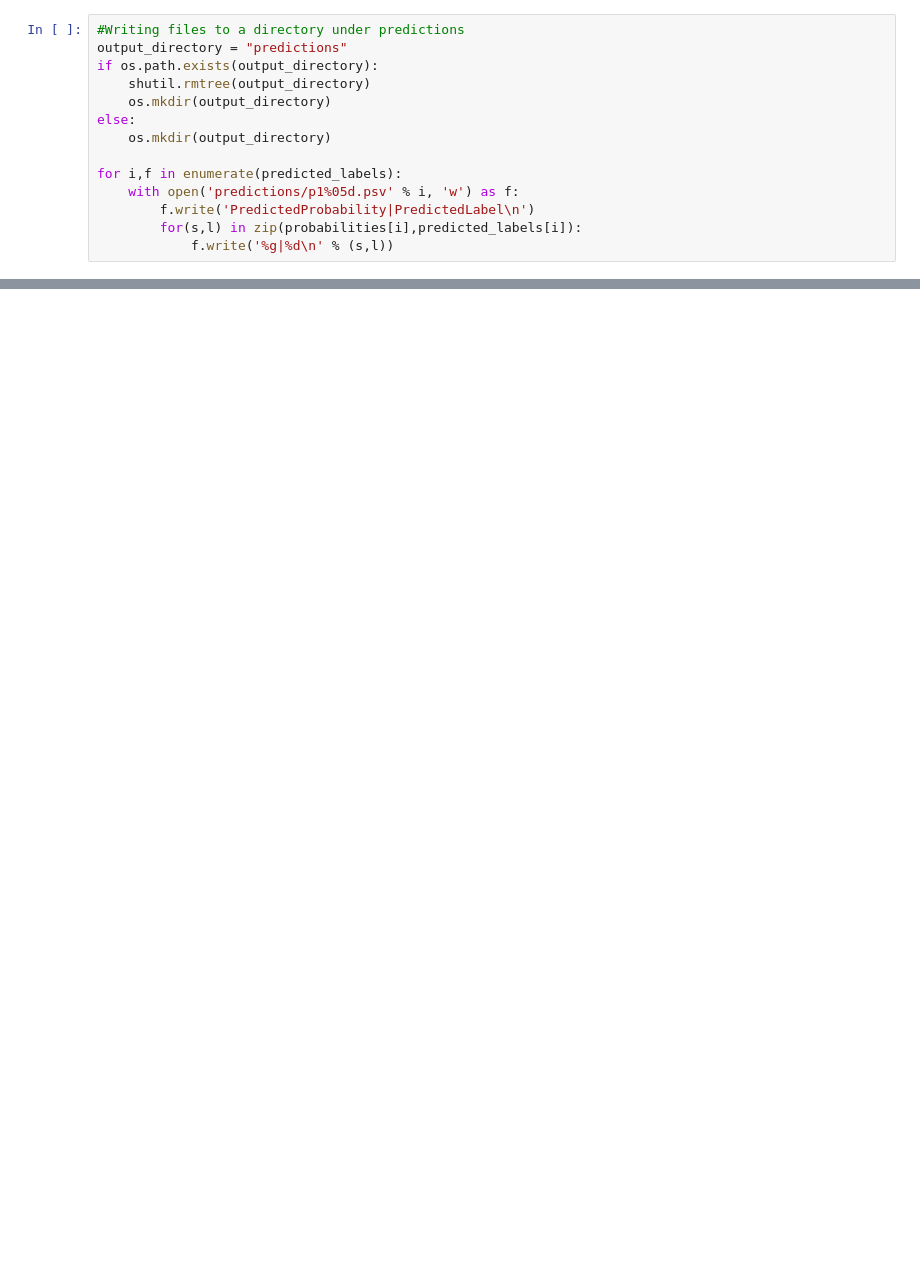
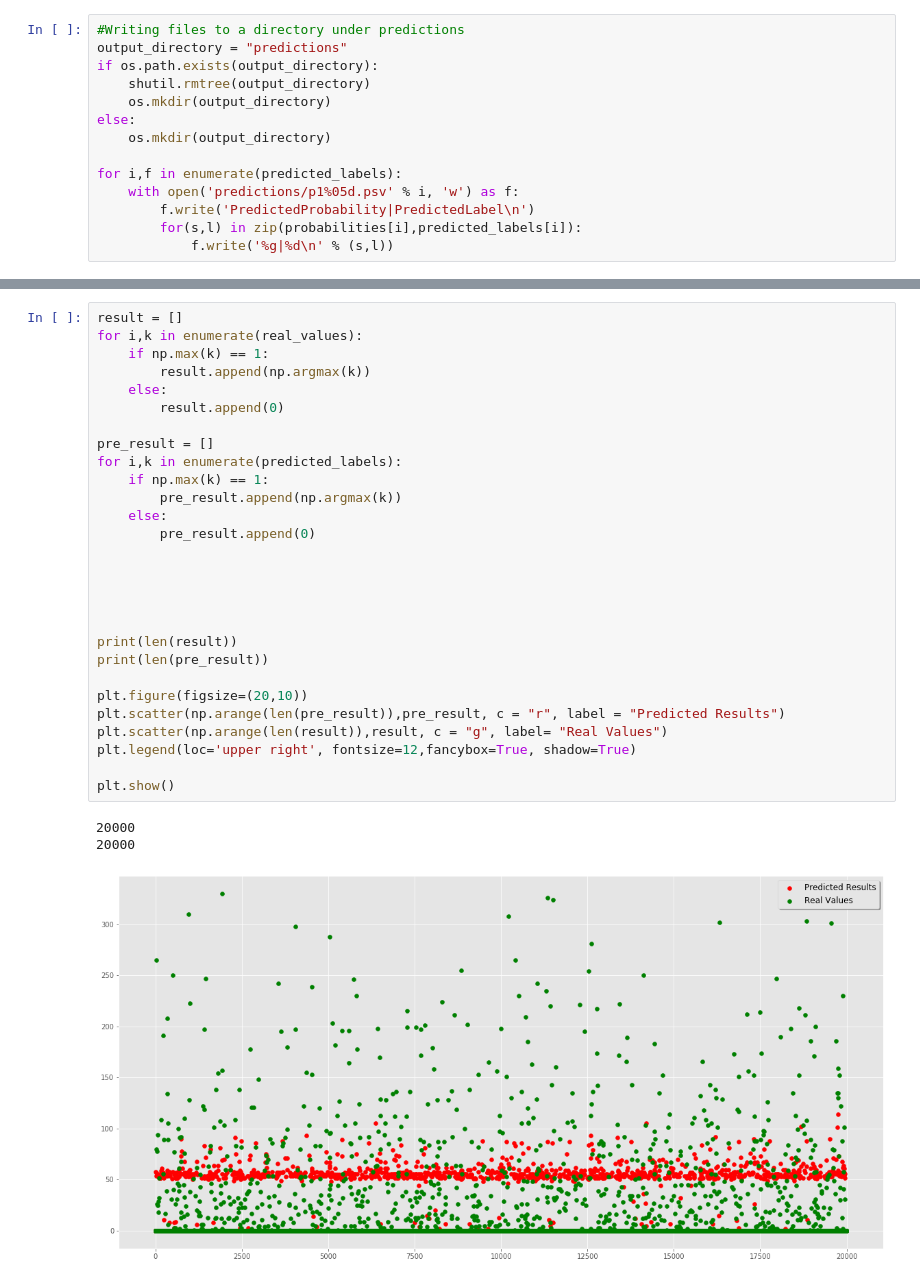
Before and after one commit to ktepie/sepsis, a Jupyter notebook: Random_forest.ipynb, the cells around one changed output, grey strips where cells are left out. Cells and saved outputs as stored; diff of their text form; blank space fills up the shorter version.

```diff
--- a/Random_forest.ipynb
+++ b/Random_forest.ipynb
@@ -155,0 +123,32 @@ for i,f in enumerate(predicted_labels):
+# %%
+result = []
+for i,k in enumerate(real_values):
+    if np.max(k) == 1:
+        result.append(np.argmax(k))
+    else:
+        result.append(0)
+
+pre_result = []
+for i,k in enumerate(predicted_labels):
+    if np.max(k) == 1:
+        pre_result.append(np.argmax(k))
+    else:
+        pre_result.append(0)
+
+
+
+
+
+print(len(result))
+print(len(pre_result))
+
+plt.figure(figsize=(20,10))
+plt.scatter(np.arange(len(pre_result)),pre_result, c = "r", label = "Predicted Results")
+plt.scatter(np.arange(len(result)),result, c = "g", label= "Real Values")
+plt.legend(loc='upper right', fontsize=12,fancybox=True, shadow=True)
+
+plt.show()
+# %% [output]
+20000
+20000
+[figure, added]
```
Also changed, not shown: parts of 10 cells of this notebook, 1 other file.
